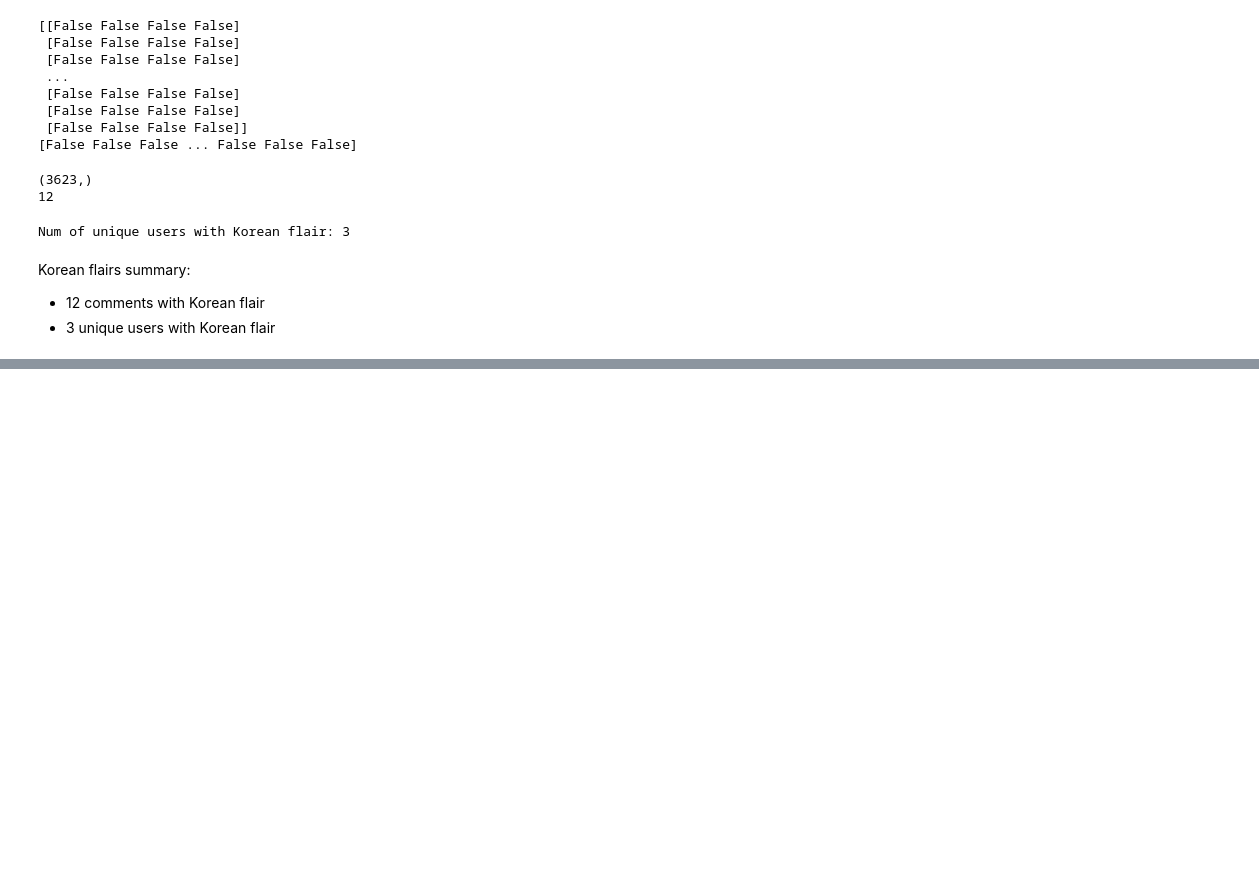
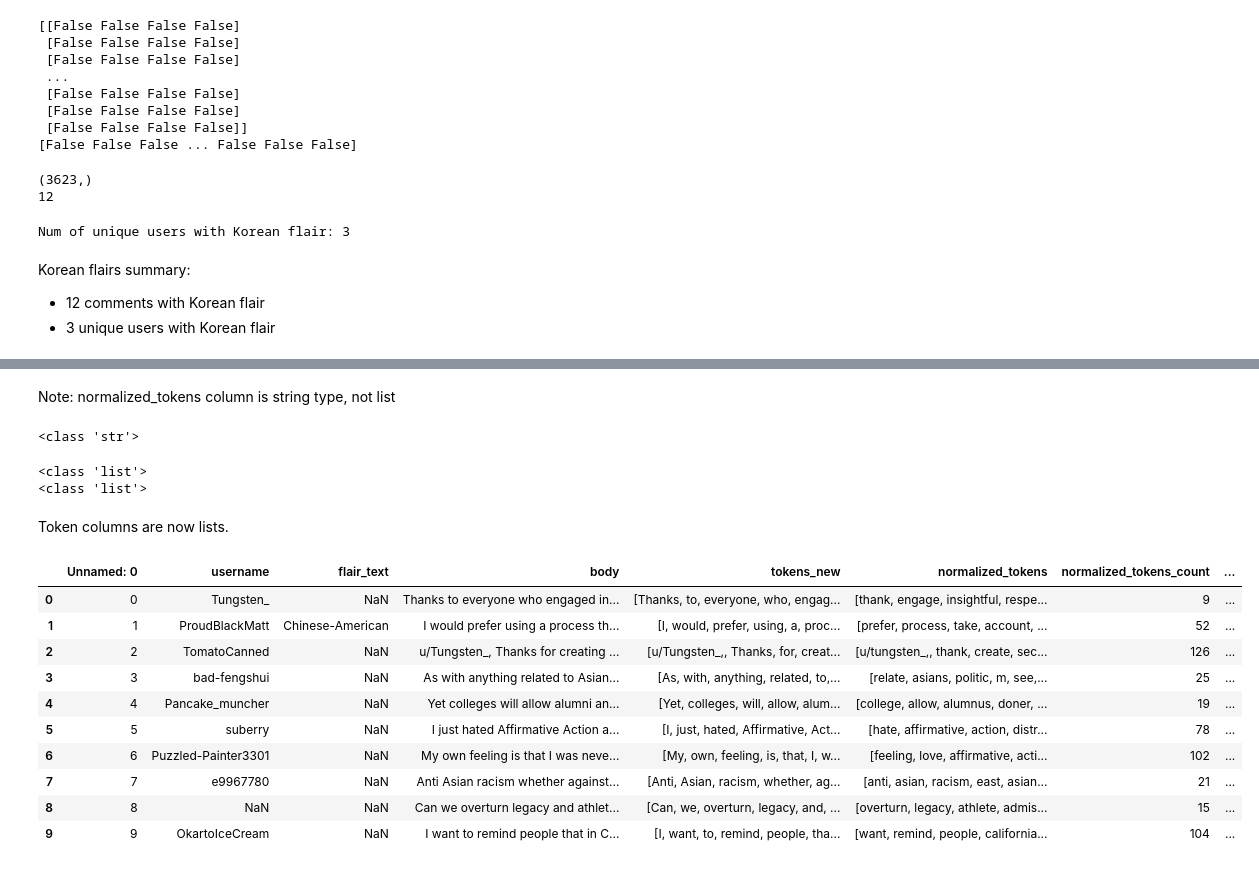
Before and after one commit to ddlee19/macs30200, a Jupyter notebook: analysis/topic_model.ipynb, the cells around one changed output, grey strips where cells are left out. Cells and saved outputs as stored; diff of their text form; code cells hidden in the pictures; blank space fills up the shorter version.

```diff
--- a/analysis/topic_model.ipynb
+++ b/analysis/topic_model.ipynb
@@ -181,0 +212,38 @@ Korean flairs summary:
+# %% [markdown]
+Note: normalized_tokens column is string type, not list
+# %%
+normalized_tokens = comments_df['normalized_tokens'][0]
+print(type(normalized_tokens))
+# %% [output]
+<class 'str'>
+# %%
+from ast import literal_eval
+
+def converter(x):
+    return literal_eval(x)
+
+comments_df = pd.read_csv('../data/comments_df.csv', converters={'tokens_new':converter, 'normalized_tokens':converter})
+# %%
+normalized_tokens = comments_df['normalized_tokens'][0]
+tokens_new = comments_df['tokens_new'][0]
+print(type(normalized_tokens))
+print(type(tokens_new))
+# %% [output]
+<class 'list'>
+<class 'list'>
+# %% [markdown]
+Token columns are now lists.
+# %%
+comments_df.head(10)
+# %% [output]
+|  | Unnamed: 0 | username | flair_text | body | tokens_new | normalized_tokens | normalized_tokens_count | ... |
+| 0 | 0 | Tungsten_ | NaN | Thanks to everyone who engaged in... | [Thanks, to, everyone, who, engag... | [thank, engage, insightful, respe... | 9 | ... |
+| 1 | 1 | ProudBlackMatt | Chinese-American | I would prefer using a process th... | [I, would, prefer, using, a, proc... | [prefer, process, take, account, ... | 52 | ... |
+| 2 | 2 | TomatoCanned | NaN | u/Tungsten_, Thanks for creating ... | [u/Tungsten_,, Thanks, for, creat... | [u/tungsten_,, thank, create, sec... | 126 | ... |
+| 3 | 3 | bad-fengshui | NaN | As with anything related to Asian... | [As, with, anything, related, to,... | [relate, asians, politic, m, see,... | 25 | ... |
+| 4 | 4 | Pancake_muncher | NaN | Yet colleges will allow alumni an... | [Yet, colleges, will, allow, alum... | [college, allow, alumnus, doner, ... | 19 | ... |
+| 5 | 5 | suberry | NaN | I just hated Affirmative Action a... | [I, just, hated, Affirmative, Act... | [hate, affirmative, action, distr... | 78 | ... |
+| 6 | 6 | Puzzled-Painter3301 | NaN | My own feeling is that I was neve... | [My, own, feeling, is, that, I, w... | [feeling, love, affirmative, acti... | 102 | ... |
+| 7 | 7 | e9967780 | NaN | Anti Asian racism whether against... | [Anti, Asian, racism, whether, ag... | [anti, asian, racism, east, asian... | 21 | ... |
+| 8 | 8 | NaN | NaN | Can we overturn legacy and athlet... | [Can, we, overturn, legacy, and, ... | [overturn, legacy, athlete, admis... | 15 | ... |
+| 9 | 9 | OkartoIceCream | NaN | I want to remind people that in C... | [I, want, to, remind, people, tha... | [want, remind, people, california... | 104 | ... |
```
Also changed, not shown: parts of 24 cells of this notebook, 1 other file.
